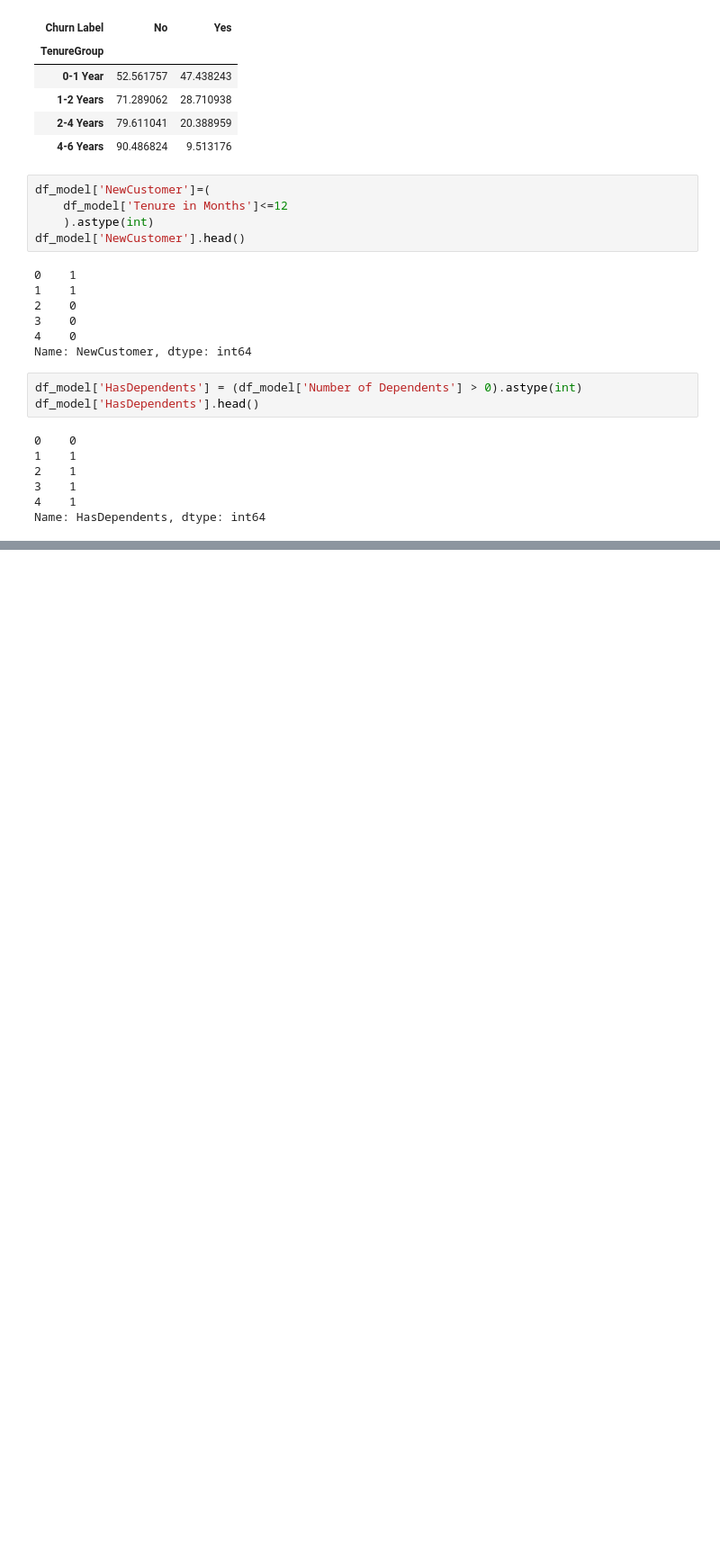
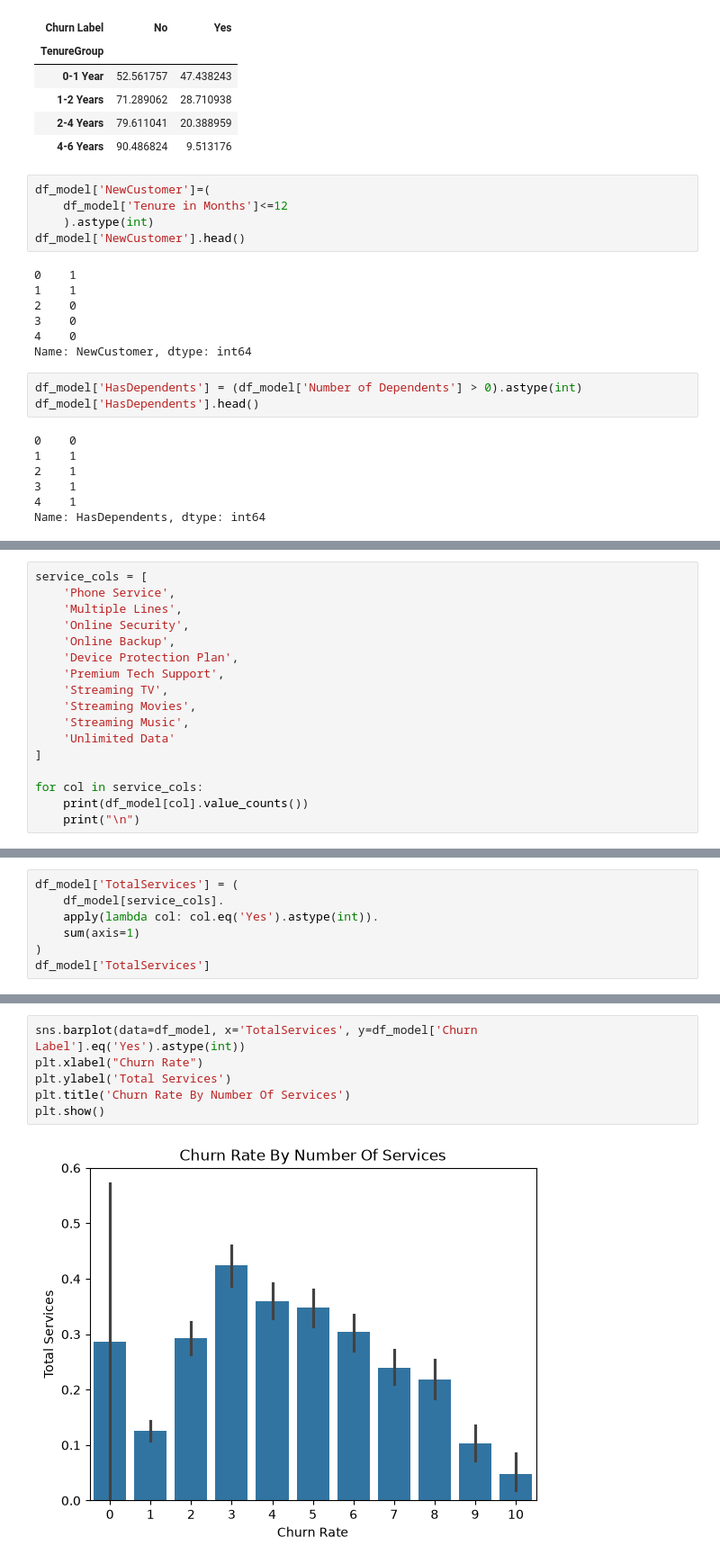
Before and after one commit to JIBANJYOTIMOHANTY/Machine-Learning, a Jupyter notebook: algorithms/Logistic Regression/Customer_Churn.ipynb, the cells around one changed output, grey strips where cells are left out. Shown at 90% size. Cells and saved outputs as stored; diff of their text form; blank space fills up the shorter version.

```diff
--- a/algorithms/Logistic Regression/Customer_Churn.ipynb
+++ b/algorithms/Logistic Regression/Customer_Churn.ipynb
@@ -307,0 +411,17 @@ Name: HasDependents, dtype: int64
+# %%
+service_cols = [
+    'Phone Service',
+    'Multiple Lines',
+    'Online Security',
+    'Online Backup',
+    'Device Protection Plan',
+    'Premium Tech Support',
+    'Streaming TV',
+    'Streaming Movies',
+    'Streaming Music',
+    'Unlimited Data'
+]
+
+for col in service_cols:
+    print(df_model[col].value_counts())
+    print("\n")
@@ -307,0 +446,7 @@ Name: HasDependents, dtype: int64
+# %%
+df_model['TotalServices'] = (
+    df_model[service_cols].
+    apply(lambda col: col.eq('Yes').astype(int)).
+    sum(axis=1)
+)
+df_model['TotalServices']
@@ -307,0 +518,8 @@ Name: HasDependents, dtype: int64
+# %%
+sns.barplot(data=df_model, x='TotalServices', y=df_model['Churn Label'].eq('Yes').astype(int))
+plt.xlabel("Churn Rate")
+plt.ylabel('Total Services')
+plt.title('Churn Rate By Number Of Services')
+plt.show()
+# %% [output]
+[figure, added]
```
Also changed, not shown: parts of 23 cells of this notebook.
